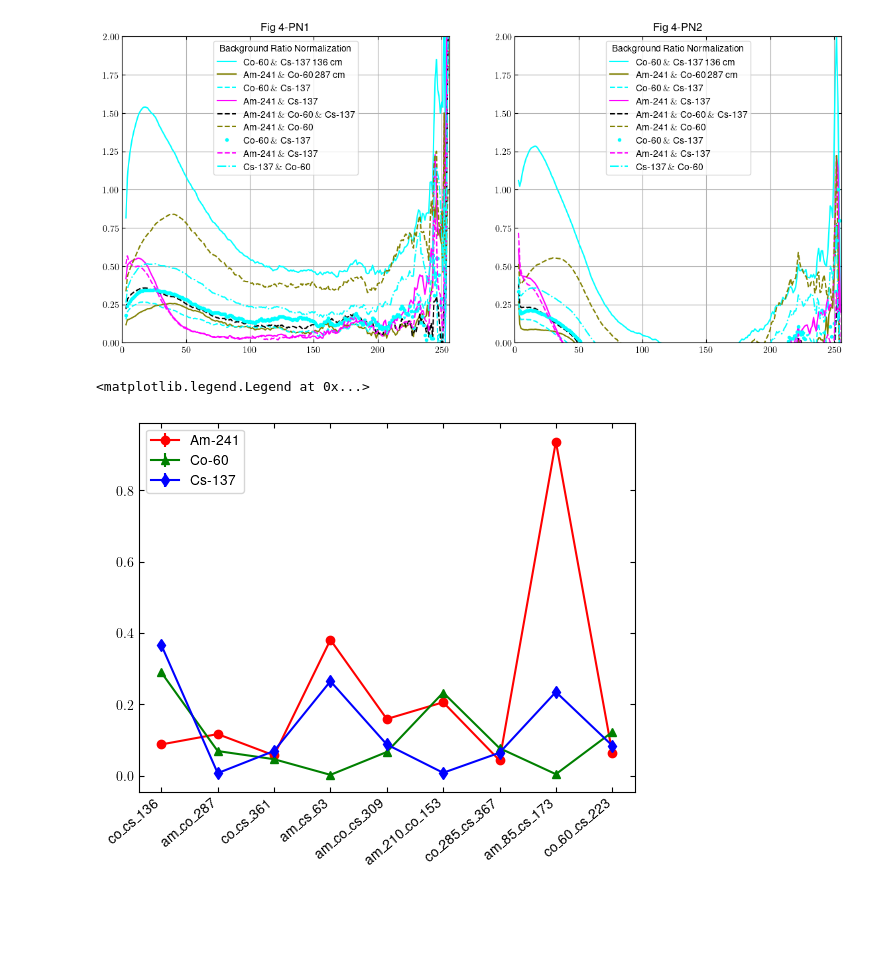
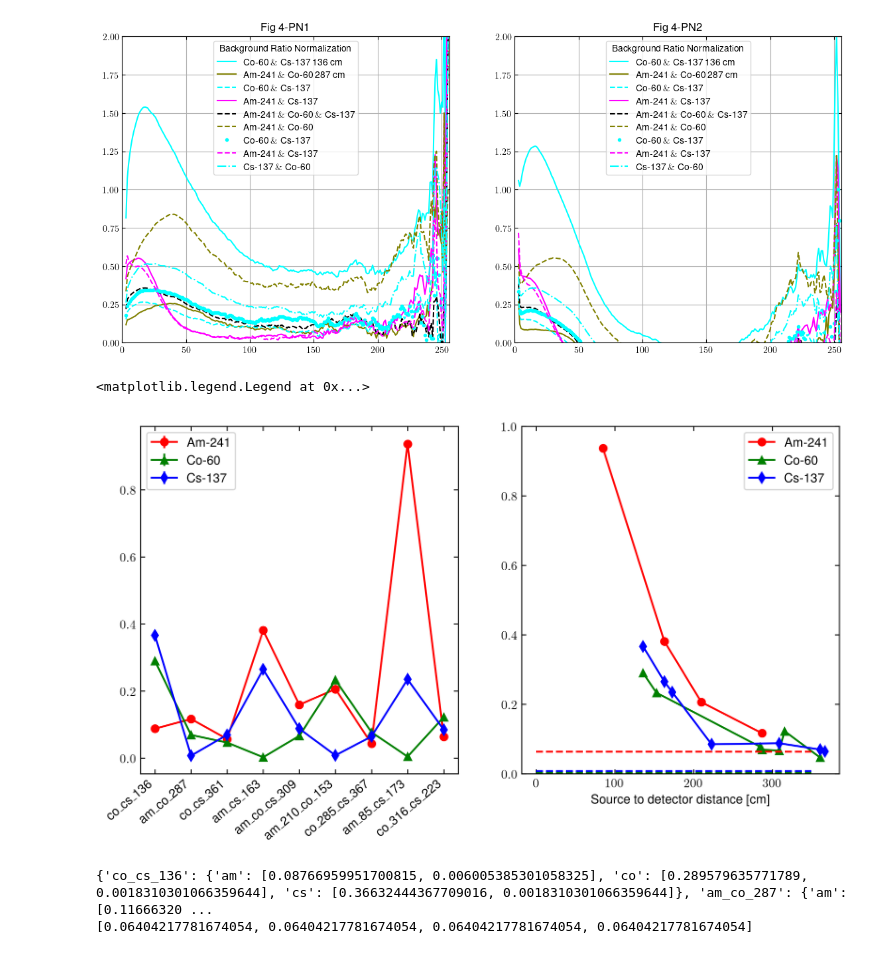
Before and after one commit to Julia-KAERI/Paper_IsotopeIdentification, a Jupyter notebook: analysis/rawDataAnalysis/rawdata01.ipynb, the cells around one changed output. Drawn from its saved outputs; the diff is of its cells as text; code cells hidden in the pictures; blank space fills up the shorter version.

```diff
--- a/analysis/rawDataAnalysis/rawdata01.ipynb
+++ b/analysis/rawDataAnalysis/rawdata01.ipynb
@@ -372,12 +401,12 @@ def BCCSfit(params, spectrum, refspecs = {}, idf=None, plot=False):
     amspec = refspecs["Am"][0:idf]
     cospec = refspecs["Co"][0:idf]
     csspec = refspecs["Cs"][0:idf]
+
     def detfunc(xdata, a,b,c):
 
         return abs(a)*amspec + abs(b)*cospec + abs(c)*csspec
 
-
-    popt, pconv = optimization.curve_fit(detfunc, np.arange(len(spectrum)), spectrum[0:idf], params,  absolute_sigma=True)
+    popt, pconv = optimization.curve_fit(detfunc, np.arange(len(spectrum[0:idf])), spectrum[0:idf], params, absolute_sigma=True)
 
     # 표준오차(SE)와 95% 신뢰구간
     n, p = idf, len(popt)
@@ -401,38 +430,90 @@ def BCCSfit(params, spectrum, refspecs = {}, idf=None, plot=False):
     return popt, se, pconv
 # %%
 _refspecSub= {"Am" : BCCSSub1["am_80"], "Co" :BCCSSub1["co_60"], "Cs":BCCSSub1["cs_70"]}
-mixed = ("co_cs_136", "am_co_287", "co_cs_361", "am_cs_63", "am_co_cs_309", "am_210_co_153",
-         "co_285_cs_367", "am_85_cs_173", "co_60_cs_223")
+mixed = ("co_cs_136", "am_co_287", "co_cs_361", "am_cs_163", "am_co_cs_309", "am_210_co_153",
+         "co_285_cs_367", "am_85_cs_173", "co_316_cs_223")
 
 BCCSFitSubResult0, BCCSFitSubResult = {}, {}
 for kk in mixed :
      popt, se, pconv = BCCSfit((0.5, 0.5, 0.5), BCCSSub1[kk], _refspecSub, 200, False)
      BCCSFitSubResult0[kk] = (popt, se, pconv)
      BCCSFitSubResult[kk] = {}
      BCCSFitSubResult[kk]["am"] = [float(c) for c in (float(popt[0]), float(np.sqrt(se[0])))]
      BCCSFitSubResult[kk]["co"] = [float(c) for c in (float(popt[1]), float(np.sqrt(se[1])))]
      BCCSFitSubResult[kk]["cs"] = [float(c) for c in (float(popt[2]), float(np.sqrt(se[1])))]
 
 v_am, v_co, v_cs, e_am, e_co, e_cs = [], [], [], [], [], []
 for kk in mixed :
      v_am.append(BCCSFitSubResult[kk]["am"][0])
      e_am.append(BCCSFitSubResult[kk]["am"][1])
      v_co.append(BCCSFitSubResult[kk]["co"][0])
      e_co.append(BCCSFitSubResult[kk]["co"][1])
      v_cs.append(BCCSFitSubResult[kk]["cs"][0])
      e_cs.append(BCCSFitSubResult[kk]["cs"][1])
 
+plt.figure(figsize=(10, 5), dpi = 300)
+plt.subplot(121)
 plt.errorbar(mixed, v_am, e_am, color="red", marker="o", label = "Am-241")
 plt.errorbar(mixed, v_co, e_co, color="green", marker="^", label = "Co-60")
 plt.errorbar(mixed, v_cs, e_cs, color="blue", marker="d", label = "Cs-137")
 ax=plt.gca()
 ax.set_xticks(np.arange(0, len(mixed)))
 ax.set_xticklabels(mixed, rotation=40, ha='right')
 # plt.yscale("log", base=10)
 plt.legend()
+
+plt.subplot(122)
+amx = np.array([287, 163, 210, 85])
+amy = np.array([BCCSFitSubResult["am_co_287"]["am"][0], BCCSFitSubResult["am_cs_163"]["am"][0], BCCSFitSubResult["am_210_co_153"]["am"][0], BCCSFitSubResult["am_85_cs_173"]["am"][0]])
+sort_list = np.argsort(amx)
+amx = amx[sort_list]
+amy = amy[sort_list]
+plt.plot(amx, amy, "ro-", label = "Am-241")
+
+cox = np.array([136, 287, 361, 309, 153, 285, 316])
+coy = np.array([BCCSFitSubResult["co_cs_136"]["co"][0], BCCSFitSubResult["am_co_287"]["co"][0], BCCSFitSubResult["co_cs_361"]["co"][0], BCCSFitSubResult["am_co_cs_309"]["co"][0], BCCSFitSubResult["am_210_co_153"]["co"][0], BCCSFitSubResult["co_285_cs_367"]["co"][0], BCCSFitSubResult["co_316_cs_223"]["co"][0]])
+sort_list = np.argsort(cox)
+cox = cox[sort_list]
+coy = coy[sort_list]
+plt.plot(cox, coy, "g^-", label = "Co-60")
+
+csx = np.array([136, 361, 163, 309, 367, 173, 223])
+csy = np.array([BCCSFitSubResult["co_cs_136"]["cs"][0], BCCSFitSubResult["co_cs_361"]["cs"][0], BCCSFitSubResult["am_cs_163"]["cs"][0], BCCSFitSubResult["am_co_cs_309"]["cs"][0], BCCSFitSubResult["co_285_cs_367"]["cs"][0], BCCSFitSubResult["am_85_cs_173"]["cs"][0], BCCSFitSubResult["co_316_cs_223"]["cs"][0]])
+sort_list = np.argsort(csx)
+csx = csx[sort_list]
+csy = csy[sort_list]
+plt.plot(csx, csy, "bd-", label = "Cs-137")
+
+plt.ylim(0, 1)
+plt.xlabel("Source to detector distance [cm]")
+
+amzero, cozero, cszero, qs= [] , [], [], []
+
+for ks in mixed :
+     if "am" not in ks :
+          amzero.append(BCCSFitSubResult[ks]["am"][0])
+
+     if "co" not in ks :
+          cozero.append(BCCSFitSubResult[ks]["co"][0])
+
+     if "cs" not in ks :
+          cszero.append(BCCSFitSubResult[ks]["cs"][0])
+          qs.append(ks)
+
+plt.hlines(np.mean(amzero),0, 350, "red", "dashed" )
+plt.hlines(np.mean(cozero),0, 350, "green", "dashed" )
+plt.hlines(np.mean(cszero),0, 350, "blue", "dashed" )
+
+plt.legend()
 # %% [output]
 <matplotlib.legend.Legend at 0x...>
-[figure, old version]
+[figure, new version]
+# %%
+print(BCCSFitSubResult)
+print(amzero)
+# %% [output]
+{'co_cs_136': {'am': [0.08766959951700815, 0.006005385301058325], 'co': [0.289579635771789, 0.0018310301066359644], 'cs': [0.36632444367709016, 0.0018310301066359644]}, 'am_co_287': {'am': [0.11666320 ...
+[0.06404217781674054, 0.06404217781674054, 0.06404217781674054, 0.06404217781674054]
 # %%
 chan1, chan2 = 0, 200
 
```
Also changed, not shown: parts of 10 cells of this notebook, 10 other files.
